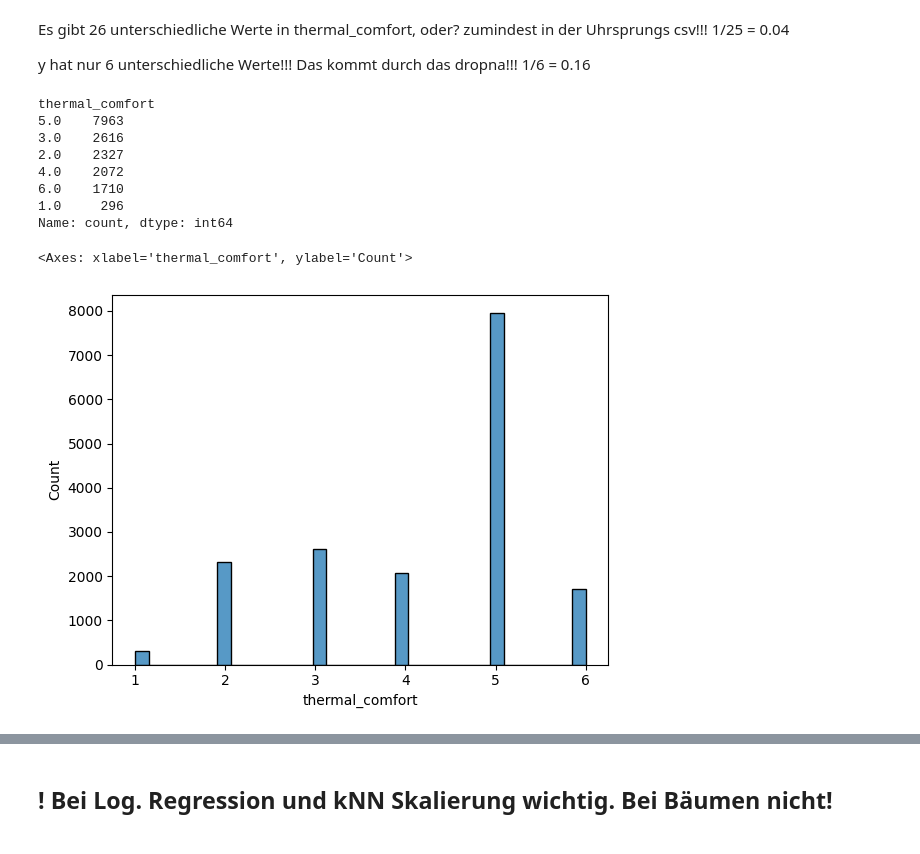
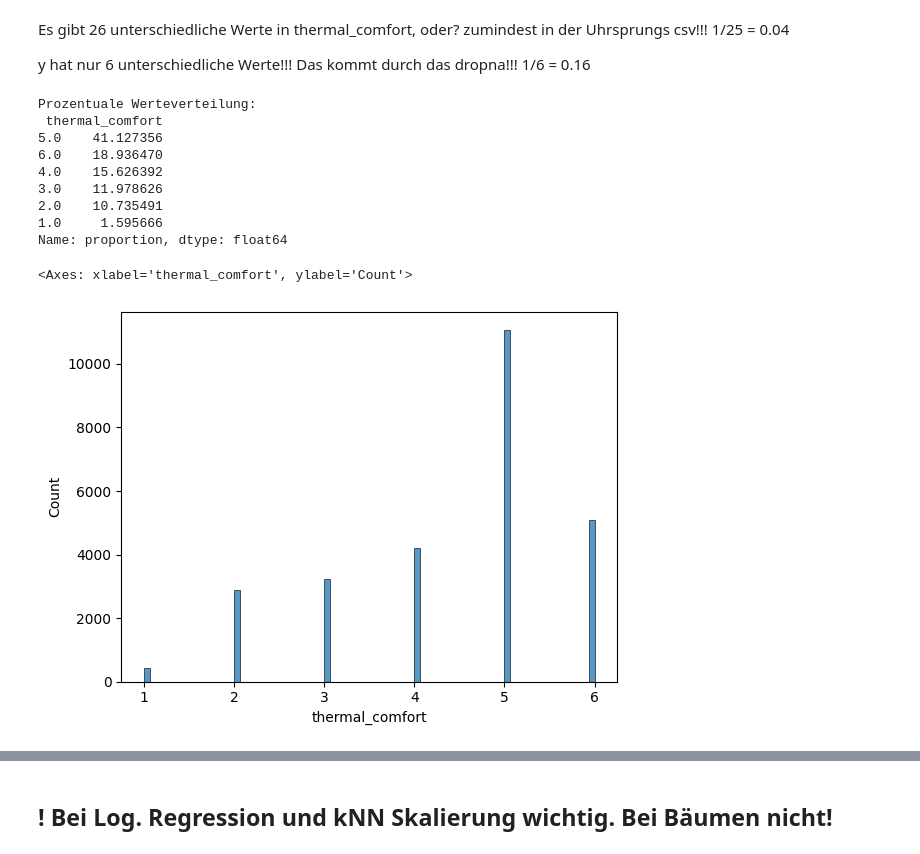
Before and after one commit to Daniel-Jan-Schendel/App-Thermische-Wahrnehmung, a Jupyter notebook: ML/Aufgabe1.ipynb, the cells around one changed output, grey strips where cells are left out. Saved outputs shown, nothing was run; the diff lists cells and outputs as text; code cells hidden in the pictures.

```diff
--- a/ML/Aufgabe1.ipynb
+++ b/ML/Aufgabe1.ipynb
@@ -21,5 +64,5 @@ df
 # %%
-df_ml = df[['air_temperature','radiant_temperature','air_speed', 'metabolic_rate', 'clothing_ensemble_insulation','thermal_comfort']]
+df_ml = df[['air_temperature','relative_humidity','air_speed', 'metabolic_rate', 'clothing_ensemble_insulation','thermal_comfort']]
 # %%
 df_ml
 # %% [output]
@@ -132,19 +250,26 @@ from sklearn.preprocessing import PowerTransformer, FunctionTransformer, Standar
 # %%
 y = df_ml_clean['thermal_comfort']
 X = df_ml_clean.drop(columns=['thermal_comfort'])
 
+#print(type(y))
+
+# Runden der Werte für y, um die Klassen zu reduzieren, sonst 17 Klassen, mit zum Teil nur 1 Wert!
+y = y.round(decimals=0)
+
 # y.unique()
-print(y.value_counts())
+#print(f"Werteverteilung Target thermal_comfort nach Runden auf ganze Werte{y.value_counts()}")
+print(f"Prozentuale Werteverteilung: \n {y.value_counts(normalize=True) * 100}")
 
 sns.histplot(data=y)
 # %% [output]
-thermal_comfort
-5.0    7963
-3.0    2616
-2.0    2327
-4.0    2072
-6.0    1710
-1.0     296
-Name: count, dtype: int64
+Prozentuale Werteverteilung:
+ thermal_comfort
+5.0    41.127356
+6.0    18.936470
+4.0    15.626392
+3.0    11.978626
+2.0    10.735491
+1.0     1.595666
+Name: proportion, dtype: float64
 <Axes: xlabel='thermal_comfort', ylabel='Count'>
-[figure, old version]
+[figure, new version]
```
Also changed, not shown: parts of 36 cells of this notebook.
